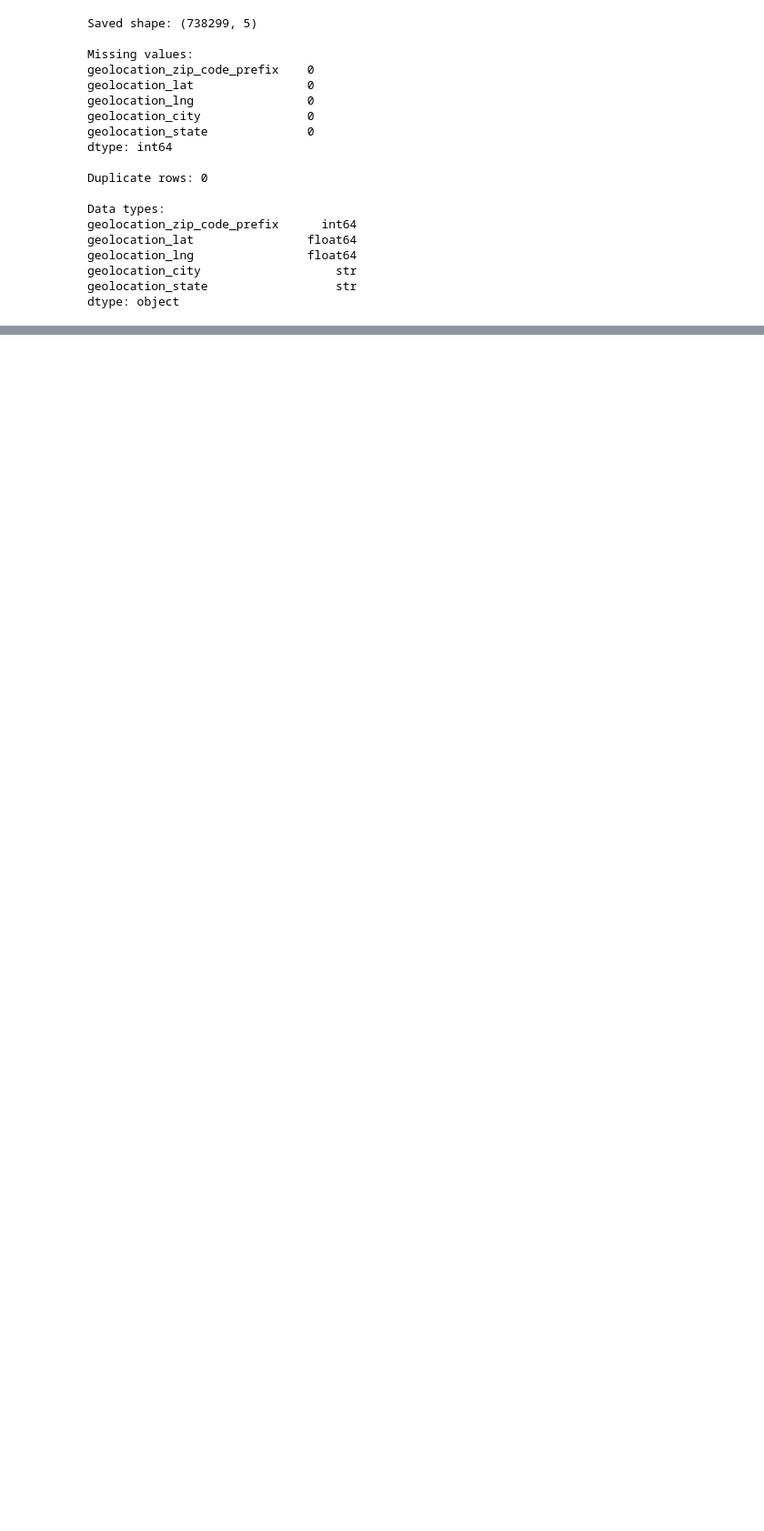
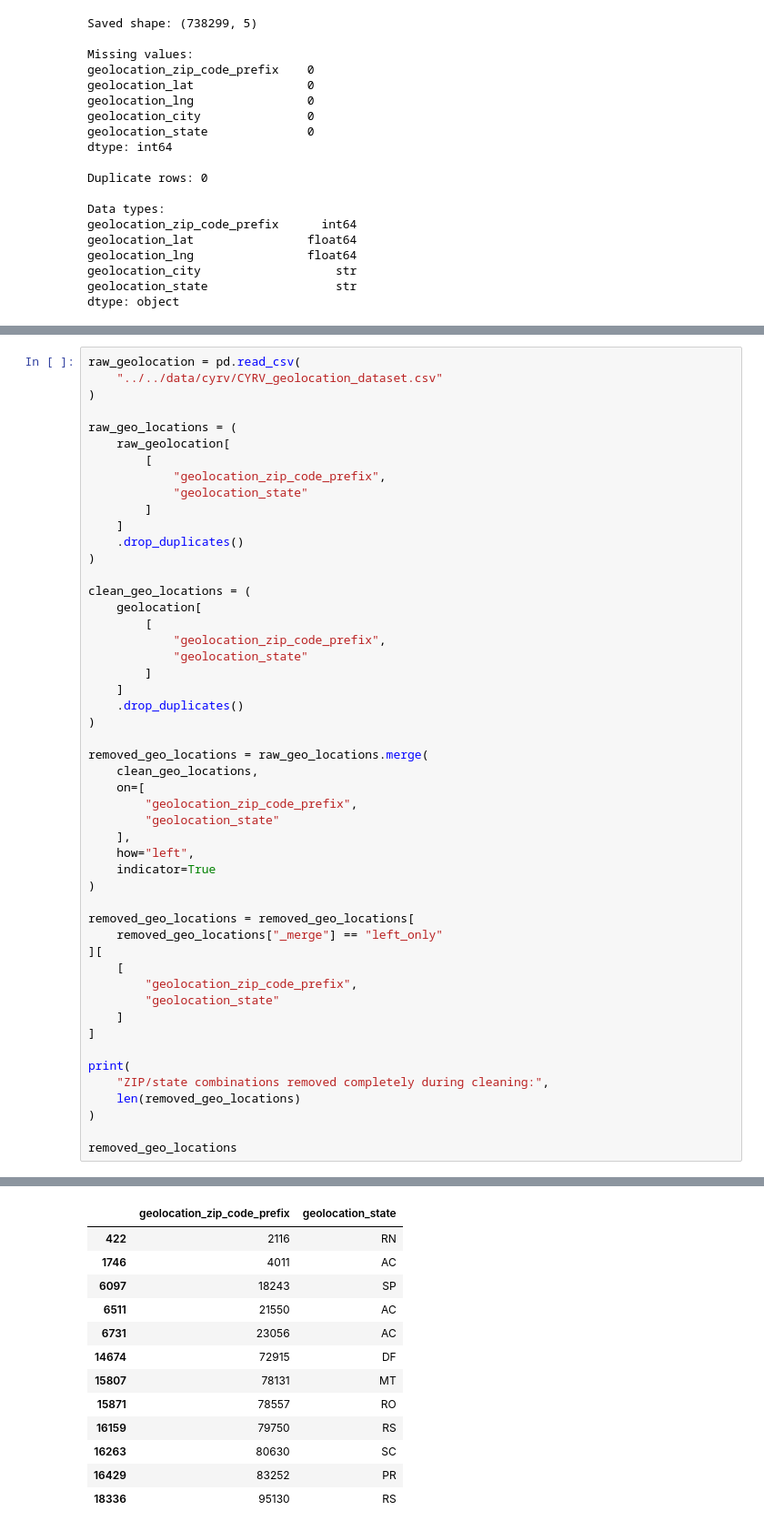
Before and after one commit to VMilewskiFF/SpikupCapstone2026_CYRV, a Jupyter notebook: Clean_Data/cleaning_notebooks/Cleaning_CYRV_geolocation_dataset.ipynb, the cells around one changed output, grey strips where cells are left out. Shown at 91% size. Cells and saved outputs as stored; diff of their text form; blank space fills up the shorter version.

Commit message:
Add cleaned product category translations and geolocation cross-check

```diff
--- a/Clean_Data/cleaning_notebooks/Cleaning_CYRV_geolocation_dataset.ipynb
+++ b/Clean_Data/cleaning_notebooks/Cleaning_CYRV_geolocation_dataset.ipynb
@@ -1237,0 +1427,51 @@ dtype: object
+# %%
+raw_geolocation = pd.read_csv(
+    "../../data/cyrv/CYRV_geolocation_dataset.csv"
+)
+
+raw_geo_locations = (
+    raw_geolocation[
+        [
+            "geolocation_zip_code_prefix",
+            "geolocation_state"
+        ]
+    ]
+    .drop_duplicates()
+)
+
+clean_geo_locations = (
+    geolocation[
+        [
+            "geolocation_zip_code_prefix",
+            "geolocation_state"
+        ]
+    ]
+    .drop_duplicates()
+)
+
+removed_geo_locations = raw_geo_locations.merge(
+    clean_geo_locations,
+    on=[
+        "geolocation_zip_code_prefix",
+        "geolocation_state"
+    ],
+    how="left",
+    indicator=True
+)
+
+removed_geo_locations = removed_geo_locations[
+    removed_geo_locations["_merge"] == "left_only"
+][
+    [
+        "geolocation_zip_code_prefix",
+        "geolocation_state"
+    ]
+]
+
+print(
+    "ZIP/state combinations removed completely during cleaning:",
+    len(removed_geo_locations)
+)
+
+removed_geo_locations
+# %% [output]
@@ -1237,0 +1479,13 @@ dtype: object
+|  | geolocation_zip_code_prefix | geolocation_state |
+| 422 | 2116 | RN |
+| 1746 | 4011 | AC |
+| 6097 | 18243 | SP |
+| 6511 | 21550 | AC |
+| 6731 | 23056 | AC |
+| 14674 | 72915 | DF |
+| 15807 | 78131 | MT |
+| 15871 | 78557 | RO |
+| 16159 | 79750 | RS |
+| 16263 | 80630 | SC |
+| 16429 | 83252 | PR |
+| 18336 | 95130 | RS |
```
Also changed, not shown: parts of 13 cells of this notebook, 2 other files.
